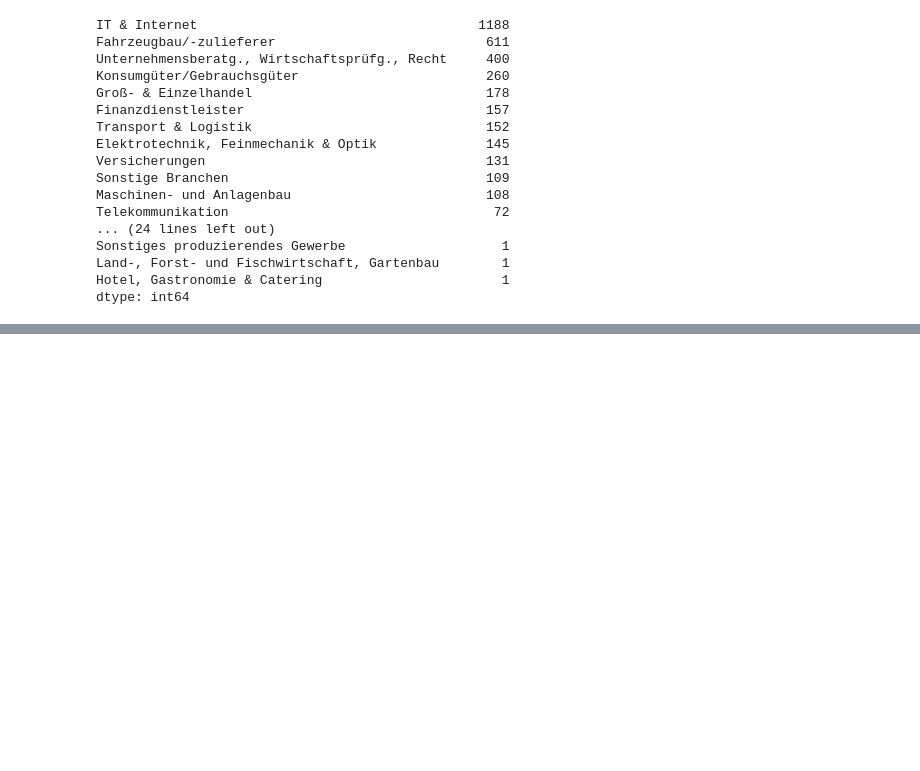
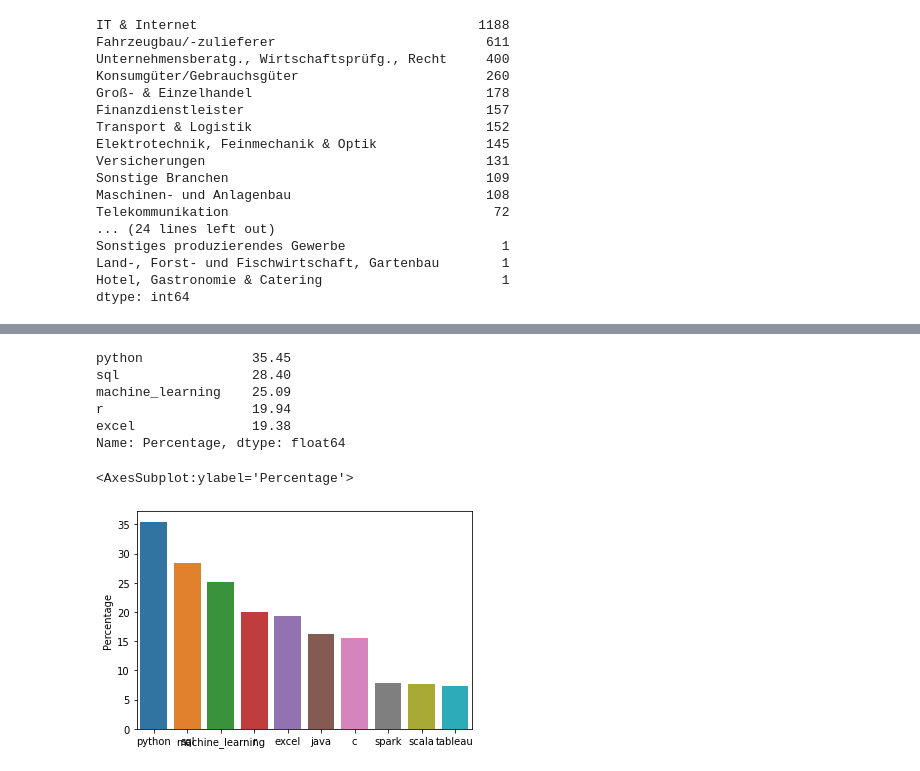
Before and after one commit to Joachim93/Data-Science-Job-Analysis, a Jupyter notebook: Data_Cleaning.ipynb, the cells around one changed output, grey strips where cells are left out. Cells and saved outputs as stored; diff of their text form; code cells hidden in the pictures; blank space fills up the shorter version.

```diff
--- a/Data_Cleaning.ipynb
+++ b/Data_Cleaning.ipynb
@@ -816,0 +956,16 @@ dtype: int64
+# %%
+percentages = (df2.drop(["title_cat", "content", "link"], axis=1).sum().sort_values(ascending=False) * 100 / len(df2)).apply(lambda x: round(x,2))
+percentages.name = "Percentage"
+percentages.head()
+# %% [output]
+python              35.45
+sql                 28.40
+machine_learning    25.09
+r                   19.94
+excel               19.38
+Name: Percentage, dtype: float64
+# %%
+sns.barplot(x=percentages.index[:10], y=percentages[:10])
+# %% [output]
+<AxesSubplot:ylabel='Percentage'>
+[figure, added]
```
Also changed, not shown: parts of 16 cells of this notebook, 1 other file.
